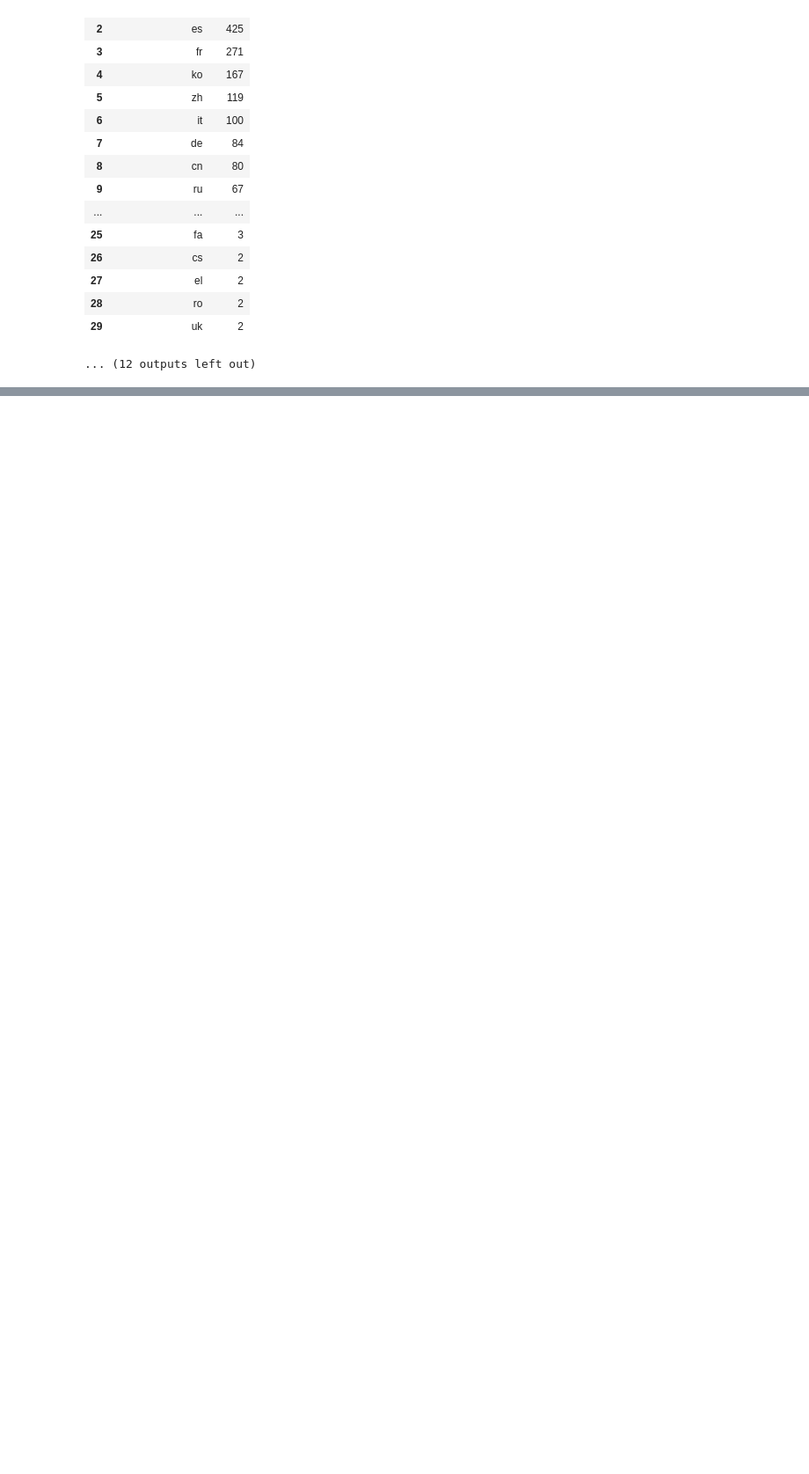
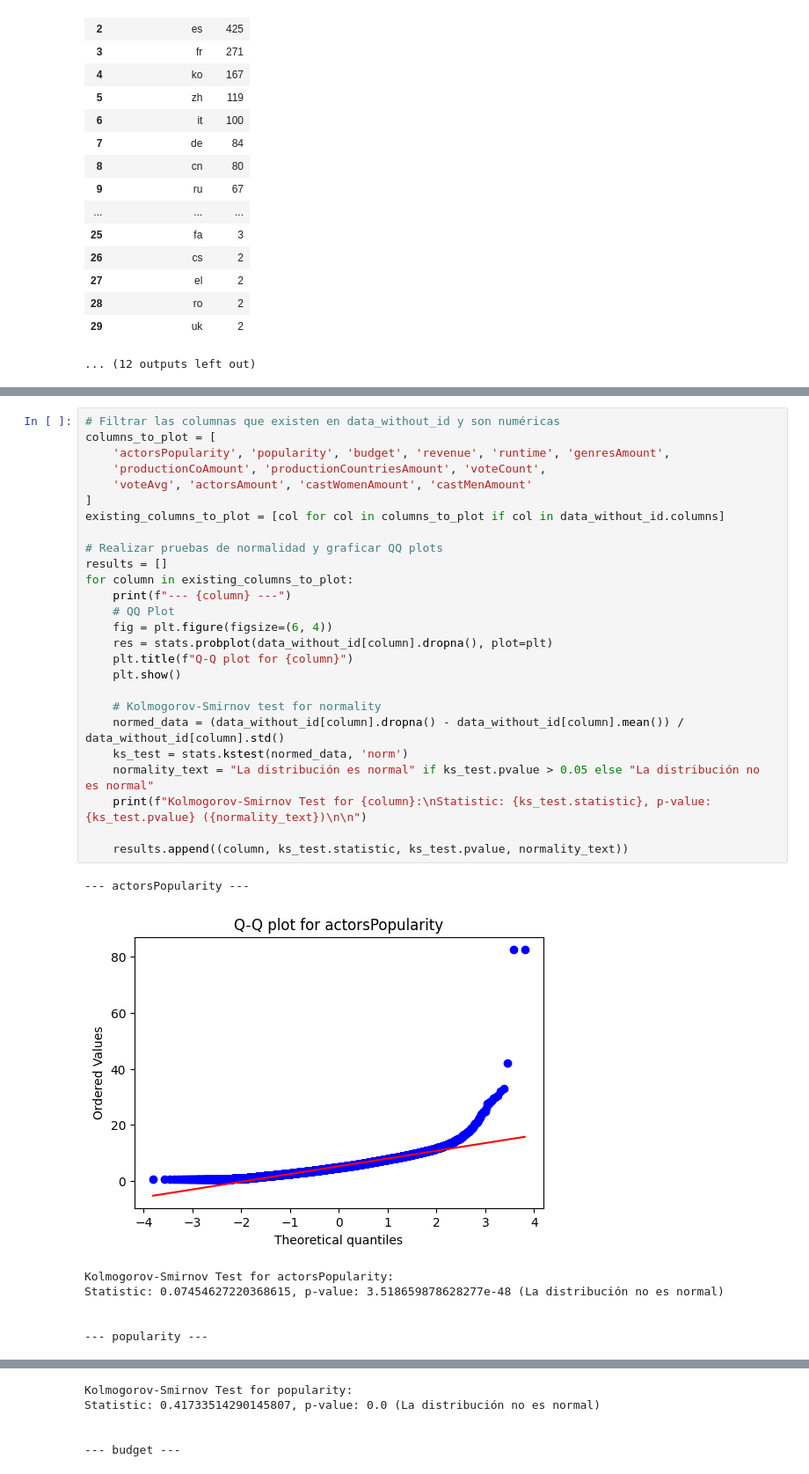
Before and after one commit to XavierLopez25/HT1-MD, a Jupyter notebook: AnalisisExploratorio.ipynb, the cells around one changed output, grey strips where cells are left out. Shown at 88% size. Saved outputs shown, nothing was run; the diff lists cells and outputs as text; blank space fills up the shorter version.

Commit message:
feat: added normality tests for the cuantitative variables

```diff
--- a/AnalisisExploratorio.ipynb
+++ b/AnalisisExploratorio.ipynb
@@ -372,0 +375,34 @@ Tabla de frecuencias para la variable: originalLanguage
+# %%
+# Filtrar las columnas que existen en data_without_id y son numéricas
+columns_to_plot = [
+    'actorsPopularity', 'popularity', 'budget', 'revenue', 'runtime', 'genresAmount',
+    'productionCoAmount', 'productionCountriesAmount', 'voteCount',
+    'voteAvg', 'actorsAmount', 'castWomenAmount', 'castMenAmount'
+]
+existing_columns_to_plot = [col for col in columns_to_plot if col in data_without_id.columns]
+
+# Realizar pruebas de normalidad y graficar QQ plots
+results = []
+for column in existing_columns_to_plot:
+    print(f"--- {column} ---")
+    # QQ Plot
+    fig = plt.figure(figsize=(6, 4))
+    res = stats.probplot(data_without_id[column].dropna(), plot=plt)
+    plt.title(f"Q-Q plot for {column}")
+    plt.show()
+
+    # Kolmogorov-Smirnov test for normality
+    normed_data = (data_without_id[column].dropna() - data_without_id[column].mean()) / data_without_id[column].std()
+    ks_test = stats.kstest(normed_data, 'norm')
+    normality_text = "La distribución es normal" if ks_test.pvalue > 0.05 else "La distribución no es normal"
+    print(f"Kolmogorov-Smirnov Test for {column}:\nStatistic: {ks_test.statistic}, p-value: {ks_test.pvalue} ({normality_text})\n\n")
+
+    results.append((column, ks_test.statistic, ks_test.pvalue, normality_text))
+# %% [output]
+--- actorsPopularity ---
+[figure, added]
+Kolmogorov-Smirnov Test for actorsPopularity:
+Statistic: 0.07454627220368615, p-value: 3.518659878628277e-48 (La distribución no es normal)
+
+
+--- popularity ---
@@ -372,0 +410,5 @@ Tabla de frecuencias para la variable: originalLanguage
+Kolmogorov-Smirnov Test for popularity:
+Statistic: 0.41733514290145807, p-value: 0.0 (La distribución no es normal)
+
+
+--- budget ---
```
Also changed, not shown: parts of 2 cells of this notebook.
